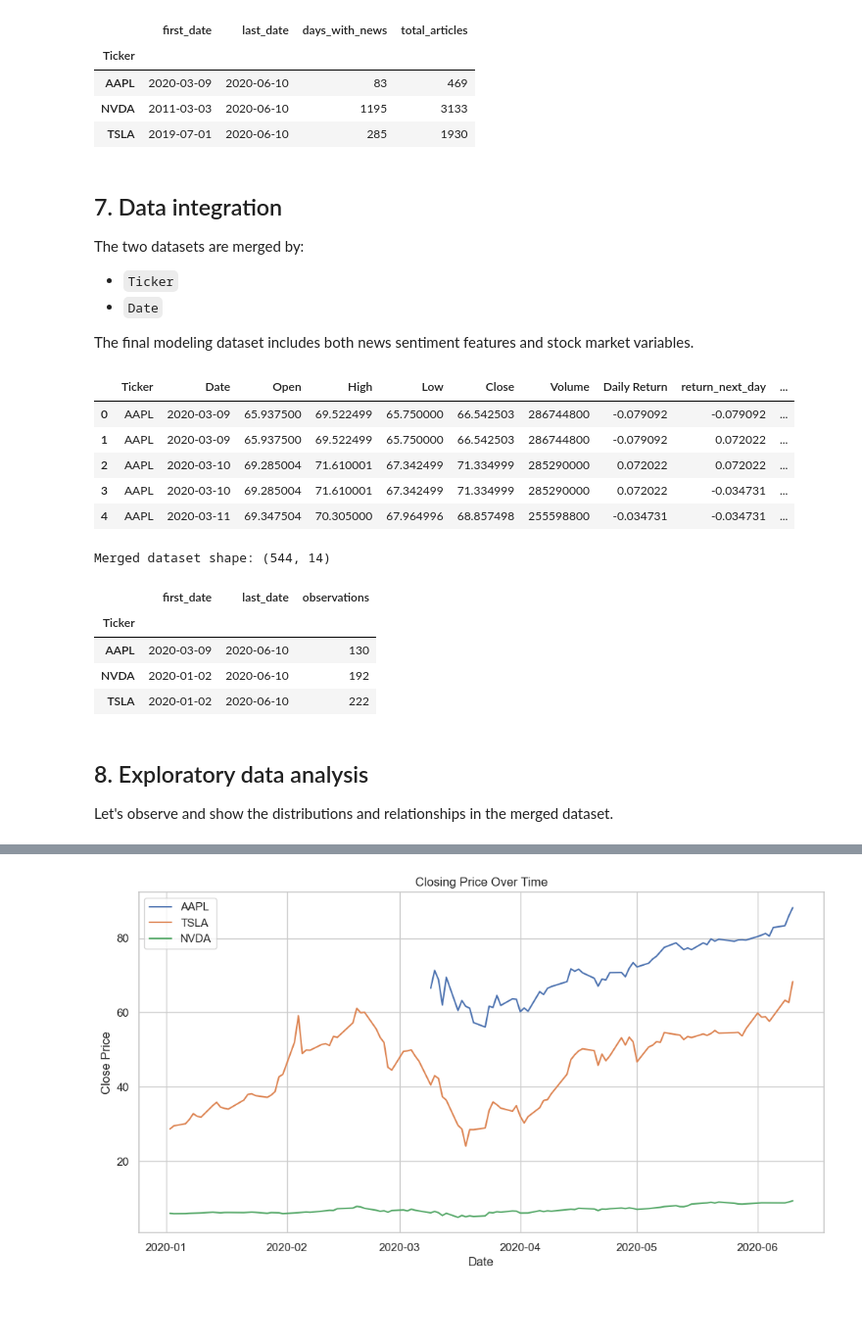
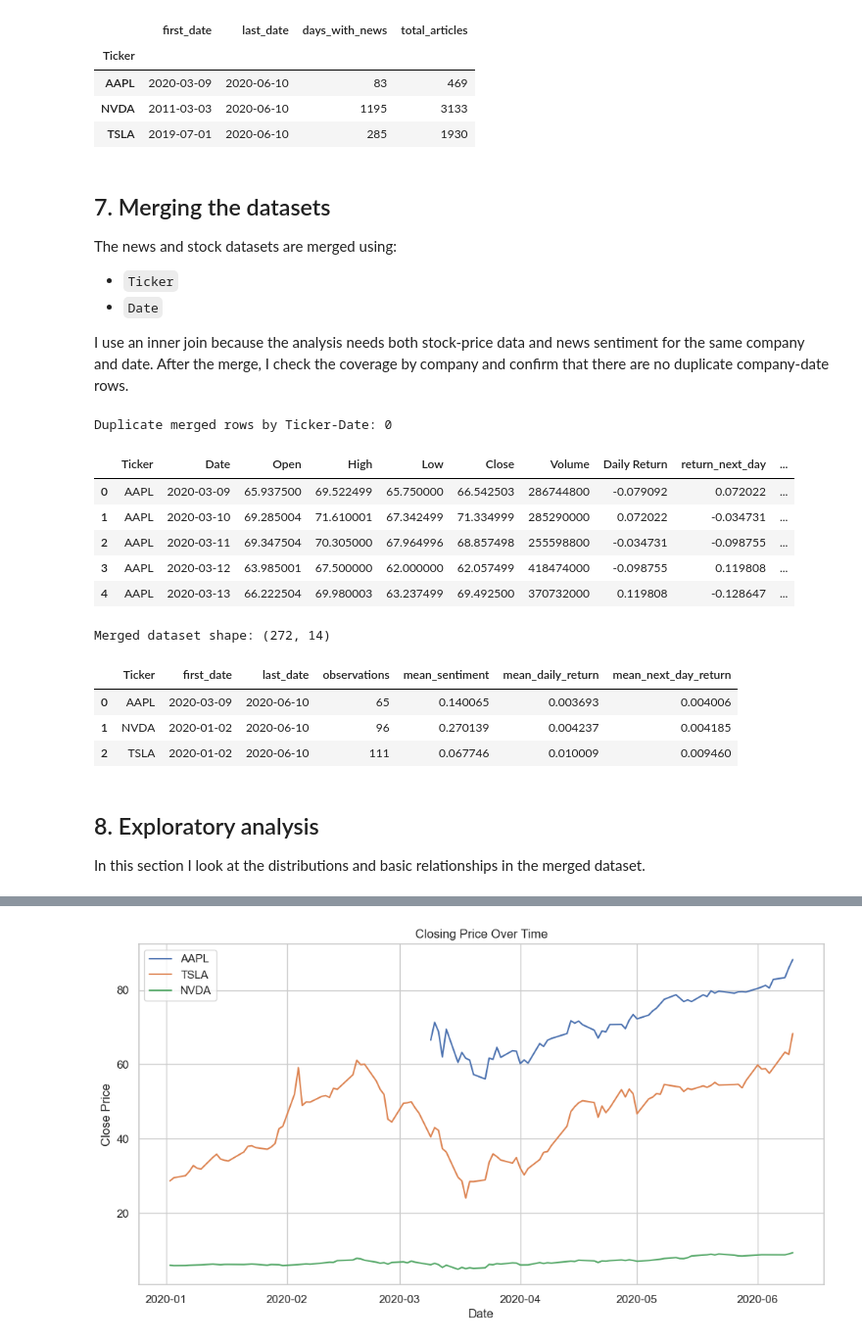
Before and after one commit to mtodoroff/DataScienceSoftuni, a Jupyter notebook: Financial_News_Stock_Market_Sentiment_Project.ipynb, the cells around one changed output, grey strips where cells are left out. Shown at 98% size. Drawn from its saved outputs; the diff is of its cells as text; code cells hidden in the pictures; blank space fills up the shorter version.

Commit message:
Refactor code , rewrite some sections, add Readme file

```diff
--- a/Financial_News_Stock_Market_Sentiment_Project.ipynb
+++ b/Financial_News_Stock_Market_Sentiment_Project.ipynb
@@ -327,19 +334,32 @@ for column in numeric_columns:
     if column in stock.columns:
         stock[column] = pd.to_numeric(stock[column], errors="coerce")
 
-stock = stock.sort_values(["Ticker", "Date"])
+# Validate and remove duplicate price observations before calculating returns.
+duplicate_count = stock.duplicated(subset=["Ticker", "Date"]).sum()
+print("Duplicate stock rows by Ticker-Date before cleaning:", duplicate_count)
 
-stock["calculated_return"] = stock.groupby("Ticker")["Close"].pct_change()
+if duplicate_count > 0:
+    duplicate_preview = stock[stock.duplicated(subset=["Ticker", "Date"], keep=False)].sort_values(["Ticker", "Date"])
+    display(duplicate_preview.head(10))
 
-if "Daily Return" in stock.columns:
-    stock["Daily Return"] = stock["Daily Return"].fillna(stock["calculated_return"])
-else:
-    stock["Daily Return"] = stock["calculated_return"]
+# Keep the last available observation for each company-date pair.
+stock = stock.sort_values(["Ticker", "Date"]).drop_duplicates(
+    subset=["Ticker", "Date"],
+    keep="last"
+)
 
+stock = stock.sort_values(["Ticker", "Date"]).reset_index(drop=True)
+
+# Recalculate returns from closing prices to guarantee consistency.
+stock["Daily Return"] = stock.groupby("Ticker")["Close"].pct_change()
 stock["return_next_day"] = stock.groupby("Ticker")["Daily Return"].shift(-1)
 stock["close_lag_1"] = stock.groupby("Ticker")["Close"].shift(1)
 stock["volume_change"] = stock.groupby("Ticker")["Volume"].pct_change()
 
+# Sanity checks after cleaning.
+assert stock.duplicated(subset=["Ticker", "Date"]).sum() == 0, "Duplicate Ticker-Date rows remain after cleaning."
+
+print("Duplicate stock rows by Ticker-Date after cleaning:", stock.duplicated(subset=["Ticker", "Date"]).sum())
 display(stock.head())
 display(stock[["Ticker", "Date", "Close", "Daily Return", "return_next_day"]].head(10))
 # %% [output]
@@ -478,58 +511,67 @@ display(daily_sentiment.groupby("Ticker").agg(
 | NVDA | 2011-03-03 | 2020-06-10 | 1195 | 3133 |
 | TSLA | 2019-07-01 | 2020-06-10 | 285 | 1930 |
 # %% [markdown]
-## 7. Data integration
+## 7. Merging the datasets
 
-The two datasets are merged by:
+The news and stock datasets are merged using:
 
 - `Ticker`
 - `Date`
 
-The final modeling dataset includes both news sentiment features and stock market variables.
+I use an inner join because the analysis needs both stock-price data and news sentiment for the same company and date. After the merge, I check the coverage by company and confirm that there are no duplicate company-date rows.
 # %%
 model_df = pd.merge(
     stock,
     daily_sentiment,
     on=["Ticker", "Date"],
     how="inner"
 )
 
 model_df = model_df.sort_values(["Ticker", "Date"]).reset_index(drop=True)
 
 selected_features = [
     "Ticker", "Date", "Open", "High", "Low", "Close", "Volume",
     "Daily Return", "return_next_day", "avg_sentiment",
     "news_count", "sentiment_std", "20-Day MA", "volume_change"
 ]
 
 available_features = [column for column in selected_features if column in model_df.columns]
 model_df = model_df[available_features].copy()
 
+merged_duplicate_count = model_df.duplicated(subset=["Ticker", "Date"]).sum()
+print("Duplicate merged rows by Ticker-Date:", merged_duplicate_count)
+assert merged_duplicate_count == 0, "Merged dataset contains duplicate Ticker-Date rows."
+
 display(model_df.head())
 print("Merged dataset shape:", model_df.shape)
 
-display(model_df.groupby("Ticker").agg(
+coverage_summary = model_df.groupby("Ticker").agg(
     first_date=("Date", "min"),
     last_date=("Date", "max"),
-    observations=("Date", "count")
-))
+    observations=("Date", "count"),
+    mean_sentiment=("avg_sentiment", "mean"),
+    mean_daily_return=("Daily Return", "mean"),
+    mean_next_day_return=("return_next_day", "mean")
+).reset_index()
+
+display(coverage_summary)
 # %% [output]
+Duplicate merged rows by Ticker-Date: 0
 |  | Ticker | Date | Open | High | Low | Close | Volume | Daily Return | return_next_day | ... |
-| 0 | AAPL | 2020-03-09 | 65.937500 | 69.522499 | 65.750000 | 66.542503 | 286744800 | -0.079092 | -0.079092 | ... |
-| 1 | AAPL | 2020-03-09 | 65.937500 | 69.522499 | 65.750000 | 66.542503 | 286744800 | -0.079092 | 0.072022 | ... |
-| 2 | AAPL | 2020-03-10 | 69.285004 | 71.610001 | 67.342499 | 71.334999 | 285290000 | 0.072022 | 0.072022 | ... |
-| 3 | AAPL | 2020-03-10 | 69.285004 | 71.610001 | 67.342499 | 71.334999 | 285290000 | 0.072022 | -0.034731 | ... |
-| 4 | AAPL | 2020-03-11 | 69.347504 | 70.305000 | 67.964996 | 68.857498 | 255598800 | -0.034731 | -0.034731 | ... |
+| 0 | AAPL | 2020-03-09 | 65.937500 | 69.522499 | 65.750000 | 66.542503 | 286744800 | -0.079092 | 0.072022 | ... |
+| 1 | AAPL | 2020-03-10 | 69.285004 | 71.610001 | 67.342499 | 71.334999 | 285290000 | 0.072022 | -0.034731 | ... |
+| 2 | AAPL | 2020-03-11 | 69.347504 | 70.305000 | 67.964996 | 68.857498 | 255598800 | -0.034731 | -0.098755 | ... |
+| 3 | AAPL | 2020-03-12 | 63.985001 | 67.500000 | 62.000000 | 62.057499 | 418474000 | -0.098755 | 0.119808 | ... |
+| 4 | AAPL | 2020-03-13 | 66.222504 | 69.980003 | 63.237499 | 69.492500 | 370732000 | 0.119808 | -0.128647 | ... |
-Merged dataset shape: (544, 14)
+Merged dataset shape: (272, 14)
-|  | first_date | last_date | observations |
-| Ticker |  |  |  |
-| AAPL | 2020-03-09 | 2020-06-10 | 130 |
-| NVDA | 2020-01-02 | 2020-06-10 | 192 |
-| TSLA | 2020-01-02 | 2020-06-10 | 222 |
+|  | Ticker | first_date | last_date | observations | mean_sentiment | mean_daily_return | mean_next_day_return |
+| 0 | AAPL | 2020-03-09 | 2020-06-10 | 65 | 0.140065 | 0.003693 | 0.004006 |
+| 1 | NVDA | 2020-01-02 | 2020-06-10 | 96 | 0.270139 | 0.004237 | 0.004185 |
+| 2 | TSLA | 2020-01-02 | 2020-06-10 | 111 | 0.067746 | 0.010009 | 0.009460 |
 # %% [markdown]
-## 8. Exploratory data analysis
+## 8. Exploratory analysis
 
-Let's observe and show the distributions and relationships in the merged dataset.
+In this section I look at the distributions and basic relationships in the merged dataset.
 # %%
 plt.figure(figsize=(10, 5))
 sns.countplot(data=model_df, x="Ticker", order=selected_tickers)
```
Also changed, not shown: parts of 26 cells of this notebook, 1 other file.
